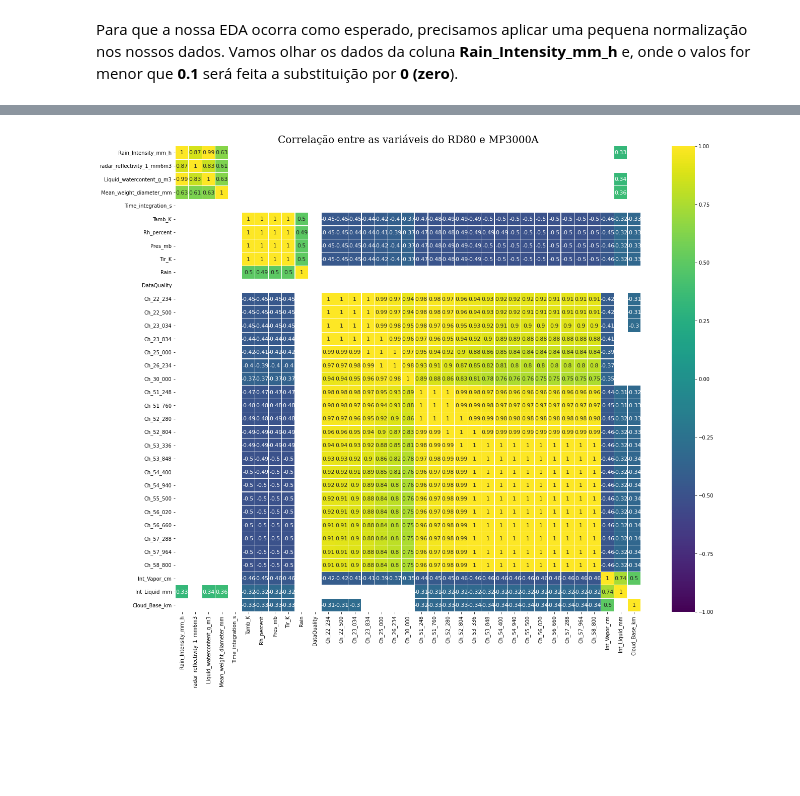
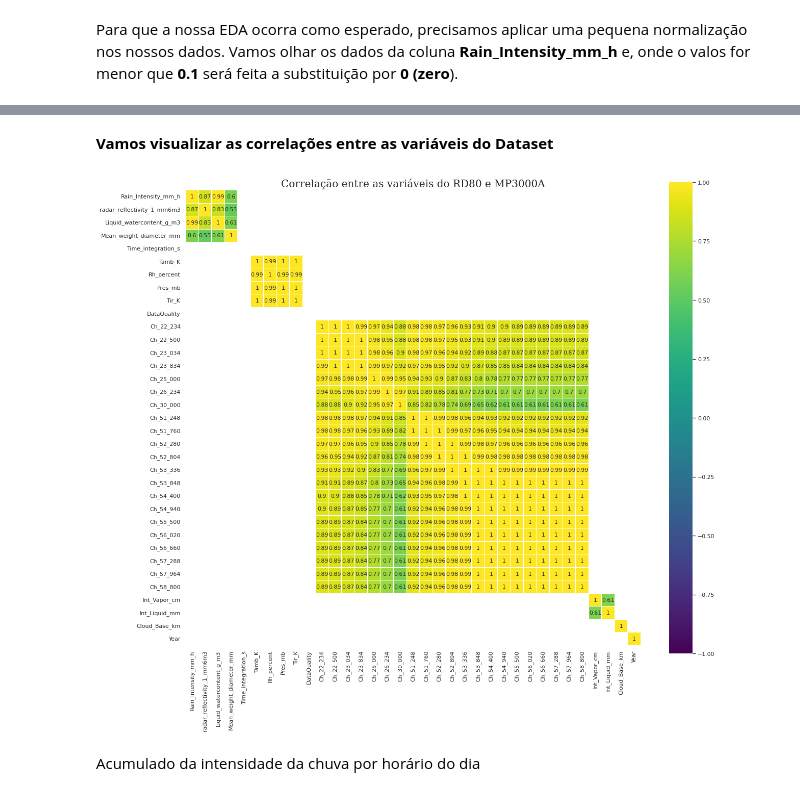
Before and after one commit to lourencocavalcante/Introduction-to-Data-Science, a Jupyter notebook: INPE_CAP394_2022_Atv01_parte2_Lourenco.ipynb, the cells around one changed output, grey strips where cells are left out. Cells and saved outputs as stored; diff of their text form; code cells hidden in the pictures; blank space fills up the shorter version.

```diff
--- a/INPE_CAP394_2022_Atv01_parte2_Lourenco.ipynb
+++ b/INPE_CAP394_2022_Atv01_parte2_Lourenco.ipynb
@@ -212,3 +353,14 @@ Tamanho do dataset:  2214827 , quantiade de atributos:  37
+# %%
+# Criando a coluna hora do dia
+
+df_MP3000A_RD80_final['Time'] = [d.time() for d in df_MP3000A_RD80_final['Datetime']]
+# %%
+# Dividindo a coluna hora do dia em diferentes sessões em um dia
+
+df_MP3000A_RD80_final=df_MP3000A_RD80_final.assign(session=pd.cut(df_MP3000A_RD80_final.Datetime.dt.hour,
+                            [0,6,12,18,23],
+                            labels=['Night','Morning','Afternoon','Evening'],
+                            include_lowest=True))
 # %%
 df_MP3000A_RD80_final.columns
 # %% [output]
@@ -248,4 +390,4 @@ df_MP3000A_RD80_final.loc[df_MP3000A_RD80_final['Rain_Intensity_mm_h'] > 0].head
 # %% [markdown]
 Para que a nossa EDA ocorra como esperado, precisamos aplicar uma pequena normalização nos nossos dados. Vamos olhar os dados da coluna **Rain_Intensity_mm_h** e, onde o valos for menor que **0.1** será feita a substituição por **0 (zero**).
 # %%
-df_rd80_joss['Rain_Intensity_mm_h'][df_rd80_joss['Rain_Intensity_mm_h'] < 0.1] = 0
+df_MP3000A_RD80_final['Rain_Intensity_mm_h'][df_MP3000A_RD80_final['Rain_Intensity_mm_h'] < 0.1] = 0
@@ -252,6 +417,4 @@ df_rd80_joss['Rain_Intensity_mm_h'][df_rd80_joss['Rain_Intensity_mm_h'] < 0.1] =
 # %%
-filtered_df = df_MP3000A_RD80_final.query("(Datetime >= '2020-03-1' and Datetime <='2022-07-30') and (Rain_Intensity_mm_h > 0 and DataQuality > 0)")
-
-
-plt.figure(figsize=(20, 5))
-filtered_df['Rain_Intensity_mm_h'].plot(legend=True, color='b')
+sns.set(style='whitegrid')
+#df_filter_MP3000A_RD80 = df_MP3000A_RD80_final.query("(Datetime >= '2020-03-1' and Datetime <='2022-07-30') and (Rain_Intensity_mm_h > 0 and DataQuality > 0)")
+df_filter_MP3000A_RD80 = df_MP3000A_RD80_final.query("(Rain_Intensity_mm_h > 0 and DataQuality > 0)")
@@ -261,7 +437,11 @@ filtered_df['Rain_Intensity_mm_h'].plot(legend=True, color='b')
+# %% [markdown]
+**Vamos visualizar as correlações entre as variáveis do Dataset**
 # %%
-corr = filtered_df.corr()
-plt.figure(figsize=(22, 17))
+corr = df_filter_MP3000A_RD80.corr()
+plt.figure(figsize=(20, 17))
 plt.title('Correlação entre as variáveis do RD80 e MP3000A', fontsize=20, fontfamily='serif')
-sns.heatmap(corr[(corr >= 0.30) | (corr <= -0.30)],cmap='viridis', vmax=1.0, vmin=-1.0, linewidths=0.1, annot=True, annot_kws={"size": 11}, square=True);
+sns.heatmap(corr[(corr >= 0.50) | (corr <= -0.50)],cmap='viridis', vmax=1.0, vmin=-1.0, linewidths=0.1, annot=True, annot_kws={"size": 11}, square=True);
 # %% [output]
-[figure, old version]
+[figure, new version]
+# %% [markdown]
+Acumulado da intensidade da chuva por horário do dia
```
Also changed, not shown: parts of 50 cells of this notebook.
